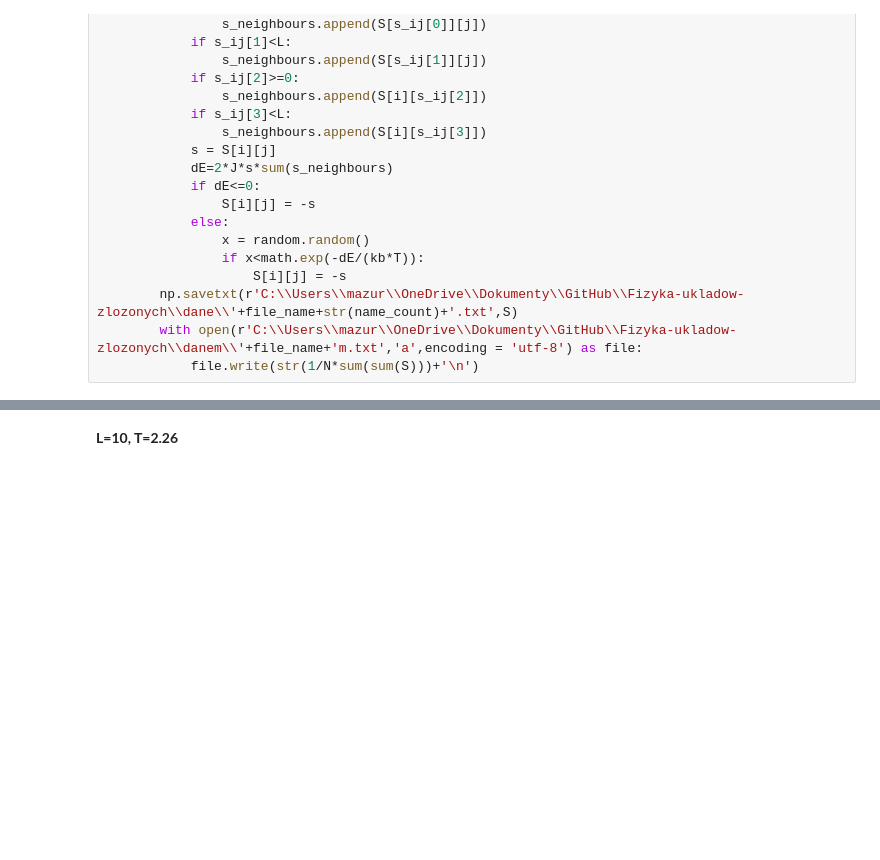
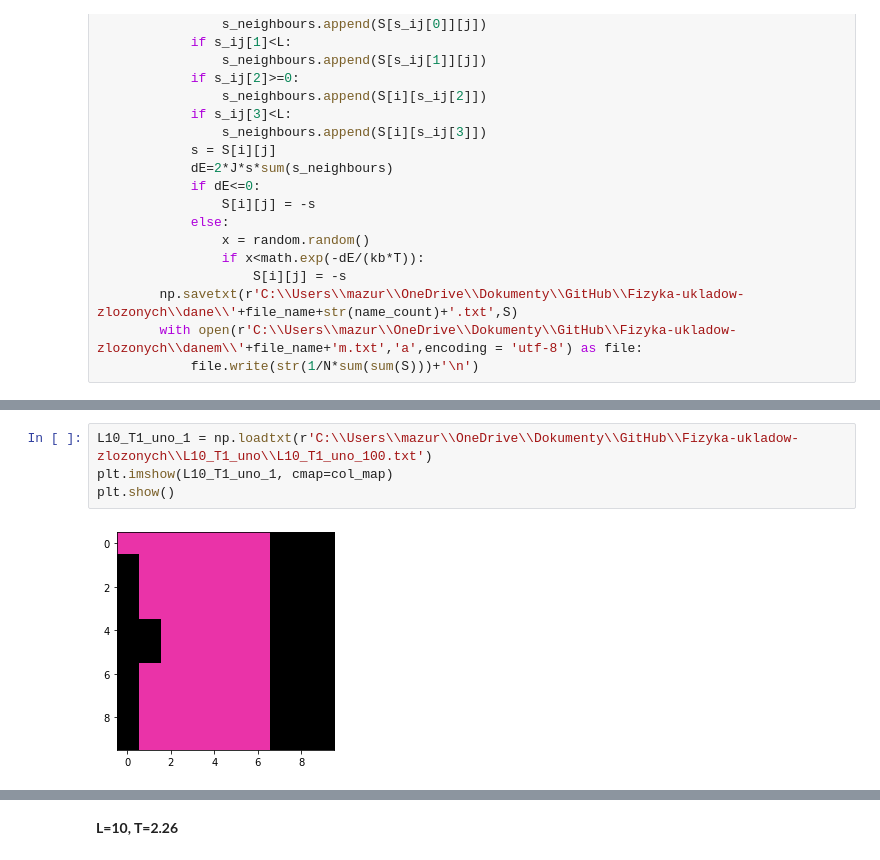
Before and after one commit to Swinkawkrawacie/Fizyka-ukladow-zlozonych, a Jupyter notebook: Generowanie_danych.ipynb, the cells around one changed output, grey strips where cells are left out. Saved outputs shown, nothing was run; the diff lists cells and outputs as text; blank space fills up the shorter version.

```diff
--- a/Generowanie_danych.ipynb
+++ b/Generowanie_danych.ipynb
@@ -84,0 +87,6 @@ plt.plot(range(len(L10_T2_m)), L10_T2_m)
+# %%
+L10_T1_uno_1 = np.loadtxt(r'C:\\Users\\mazur\\OneDrive\\Dokumenty\\GitHub\\Fizyka-ukladow-zlozonych\\L10_T1_uno\\L10_T1_uno_100.txt')
+plt.imshow(L10_T1_uno_1, cmap=col_map)
+plt.show()
+# %% [output]
+[figure, added]
```
Also changed, not shown: parts of 17 cells of this notebook, 1 other file.
